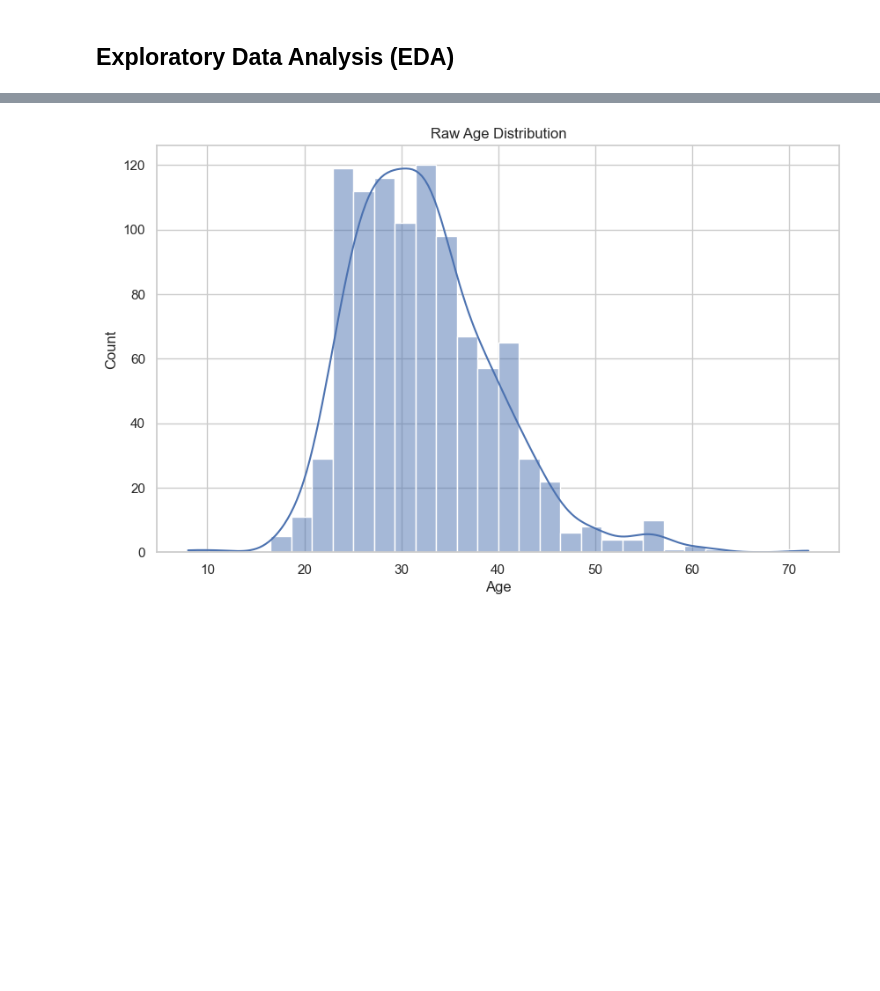
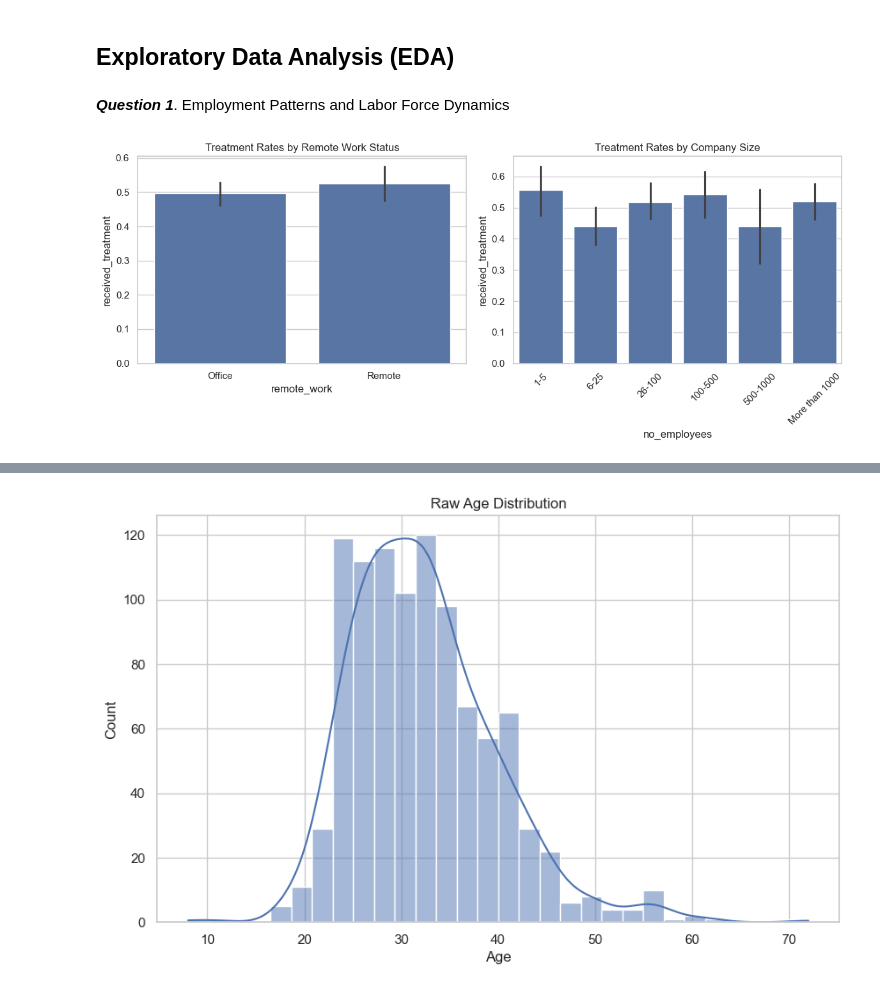
Before and after one commit to RahatBinOamr/mental-health-tech-survey, a Jupyter notebook: mental_helth.ipynb, the cells around one changed output, grey strips where cells are left out. Drawn from its saved outputs; the diff is of its cells as text; code cells hidden in the pictures; blank space fills up the shorter version.

Commit message:
working on the accuracy test and solve the base paper question

```diff
--- a/mental_helth.ipynb
+++ b/mental_helth.ipynb
@@ -820,2 +644,49 @@ Data Accuracy Summary:
 # %% [markdown]
 ## Exploratory Data Analysis (EDA)
+# %%
+import pandas as pd
+import numpy as np
+import matplotlib.pyplot as plt
+import seaborn as sns
+
+
+df = pd.read_csv('survey (1).csv')
+df['Age'] = pd.to_numeric(df['Age'], errors='coerce')
+df = df[df['Age'].between(18, 70)]
+
+# Convert 'remote_work' to binary
+df['remote_work'] = df['remote_work'].map({'Yes': 1, 'No': 0})
+
+# Create age groups
+df['age_group'] = pd.cut(df['Age'], bins=[18, 30, 40, 50, 70],
+                         labels=['18-29', '30-39', '40-49', '50+'])
+
+# Standardize gender categories
+df['Gender'] = df['Gender'].str.lower().str.strip()
+male_terms = ['male', 'm', 'male-ish', 'maile', 'mal', 'make', 'male (cis)']
+female_terms = ['female', 'f', 'woman', 'femake', 'cis female', 'femail']
+df['gender_group'] = np.where(df['Gender'].isin(male_terms), 'Male',
+                             np.where(df['Gender'].isin(female_terms), 'Female', 'Other'))
+
+# Create a binary treatment variable
+df['received_treatment'] = df['treatment'].map({'Yes': 1, 'No': 0})
+# %% [markdown]
+***Question 1***. Employment Patterns and Labor Force Dynamics
+# %%
+# Remote work analysis
+plt.figure(figsize=(12, 5))
+plt.subplot(1, 2, 1)
+sns.barplot(x='remote_work', y='received_treatment', data=df)
+plt.title('Treatment Rates by Remote Work Status')
+plt.xticks([0, 1], ['Office', 'Remote'])
+
+# Company size analysis
+plt.subplot(1, 2, 2)
+company_size_order = ['1-5', '6-25', '26-100', '100-500', '500-1000', 'More than 1000']
+sns.barplot(x='no_employees', y='received_treatment', data=df, order=company_size_order)
+plt.title('Treatment Rates by Company Size')
+plt.xticks(rotation=45)
+plt.tight_layout()
+plt.show()
+# %% [output]
+[figure, added]
```
Also changed, not shown: parts of 32 cells of this notebook, 2 other files.
